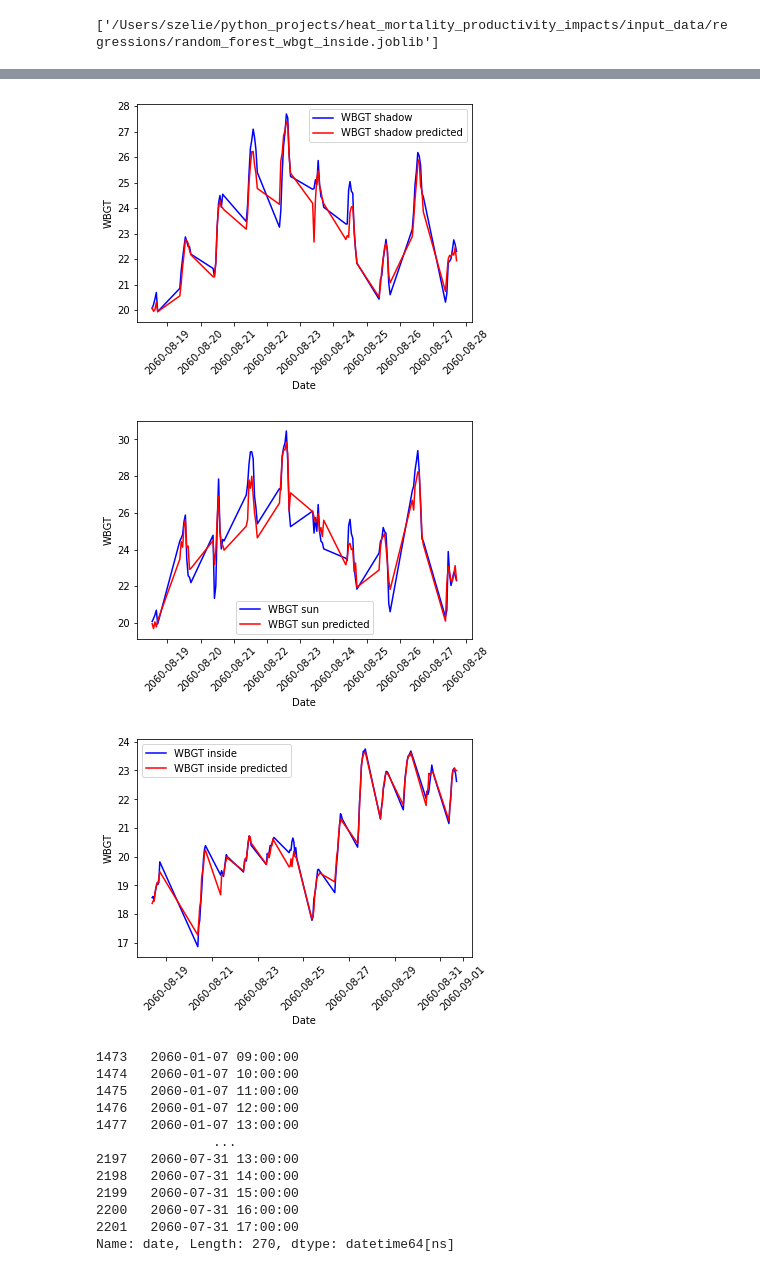
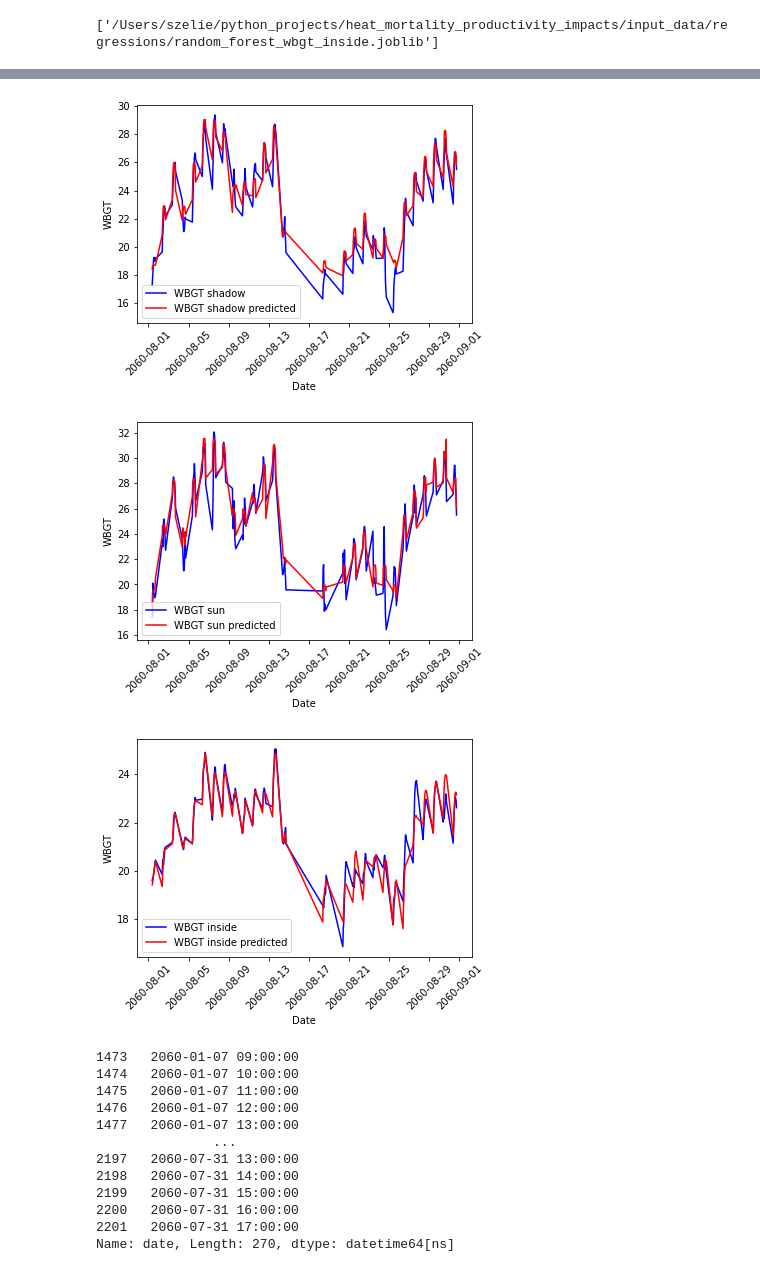
Before and after one commit to zeliest/heat_mortality_productivity_impacts, a Jupyter notebook: research/notebooks/random_forest_wbgt.ipynb, the cells around one changed output, grey strips where cells are left out. Saved outputs shown, nothing was run; the diff lists cells and outputs as text; code cells hidden in the pictures.

```diff
--- a/research/notebooks/random_forest_wbgt.ipynb
+++ b/research/notebooks/random_forest_wbgt.ipynb
@@ -68,0 +34,26 @@ np.sqrt(mean_squared_error(y_test,y_prediction_rfr))
+# %%
+from sklearn.model_selection import KFold
+from sklearn.metrics import accuracy_score
+import numpy as np
+
+kf5 = KFold(n_splits=5, shuffle=False)
+kf3 = KFold(n_splits=3, shuffle=False)
+
+rfr_sun = RandomForestRegressor(n_estimators=10, max_depth=10)
+
+
+i = 1
+
+for train_index, test_index in kf5.split(wbgt):
+    X_train = wbgt.iloc[train_index][['time.hh','tasmin','tasmax']]
+    X_test = wbgt.iloc[test_index][['time.hh','tasmin','tasmax']]
+    y_train = wbgt.iloc[train_index][['wbgt_sun']]
+    y_test = wbgt.iloc[test_index]['wbgt_sun']
+
+    #Train the model
+    rfr_sun.fit(X_train, y_train) #Training the model
+    y_prediction_rfr = rfr_sun.predict(X_test)
+    rmse = np.sqrt(mean_squared_error(y_test,y_prediction_rfr))
+
+    print(f"Accuracy for the fold no. {i} on the test set: {rmse}")
+    i += 1
@@ -206,8 +218,11 @@ joblib.dump(rfr_inside, "/Users/szelie/python_projects/heat_mortality_productivi
 # %%
 fig,ax =plt.subplots()
 
-wbgt_7d = wbgt_inside[(wbgt_inside['time.mm']==8)&(wbgt_inside['time.dd']<7)]
+wbgt_7d = wbgt_inside[(wbgt_inside['time.mm']==8)]
 ax.plot(wbgt_7d.index, wbgt_7d.operating_temperature)
+ax.plot(wbgt_7d.index, wbgt_7d.tre200h0)
+
+
 ax.plot(wbgt_7d.index, wbgt_7d.wbgt_inside)
 wbgt_inside_est = rfr_inside.predict(wbgt_7d[['time.hh','tasmin','tasmax']])
 ax.plot(wbgt_7d.index, wbgt_inside_est)
@@ -233,8 +248,5 @@ wbgt
 # %%
 ####
-
-wbgt_7d = wbgt[(wbgt['time.mm']==8)]
-wbgt_7d = wbgt_7d[wbgt_7d['station']==17][130:]
 
 wbgt_sun_est = rfr_sun.predict(wbgt_7d[['time.hh','tasmin','tasmax']])
 wbgt_shadow_est = rfr_shadow.predict(wbgt_7d[['time.hh','tasmin','tasmax']])
@@ -251,43 +263,39 @@ ax.tick_params(axis='x', rotation=45)
 ax.set_ylabel('WBGT')
 ax.set_xlabel('Date')
 ax.legend()
 plt.savefig('../figures/wbgt_shadow.pdf',bbox_inches='tight')
 
 
 
 
 fig,ax =plt.subplots()
 ax.plot(pd.to_datetime(wbgt_7d.date), wbgt_7d.wbgt_sun, color='blue', label='WBGT sun')
 ax.plot(pd.to_datetime(wbgt_7d.date), wbgt_sun_est, color='red', label='WBGT sun predicted')
 ax.tick_params(axis='x', rotation=45)
 ax.set_ylabel('WBGT')
 ax.set_xlabel('Date')
 ax.legend()
 plt.savefig('../figures/wbgt_sun.pdf',bbox_inches='tight')
 
 
-
-
-
-wbgt_7d_inside = wbgt_inside[(wbgt_inside['time.mm']==8)&(wbgt_inside['time.dd']>15)]
 #wbgt_7d = wbgt_inside[wbgt_inside['station']==17]
 
-wbgt_inside_est = rfr_inside.predict(wbgt_7d_inside[['time.hh','tasmin','tasmax']])
+wbgt_inside_est = rfr_inside.predict(wbgt_7d[['time.hh','tasmin','tasmax']])
 
 
 
 fig,ax =plt.subplots()
-ax.plot(pd.to_datetime(wbgt_7d_inside.date), wbgt_7d_inside.wbgt_inside, color='blue', label='WBGT inside')
-ax.plot(pd.to_datetime(wbgt_7d_inside.date), wbgt_inside_est, color='red', label='WBGT inside predicted')
+ax.plot(pd.to_datetime(wbgt_7d.date), wbgt_7d.wbgt_inside, color='blue', label='WBGT inside')
+ax.plot(pd.to_datetime(wbgt_7d.date), wbgt_inside_est, color='red', label='WBGT inside predicted')
 ax.tick_params(axis='x', rotation=45)
 ax.set_ylabel('WBGT')
 ax.set_xlabel('Date')
 ax.legend()
 plt.savefig('../figures/wbgt_inside.pdf',bbox_inches='tight')
 # %% [output]
-[figure, old version]
+[figure, new version]
-[figure, old version]
+[figure, new version]
-[figure, old version]
+[figure, new version]
 # %%
 pd.to_datetime(wbgt_7d_inside.date)
 # %% [output]
```
Also changed, not shown: parts of 24 cells of this notebook, 3 other files.
